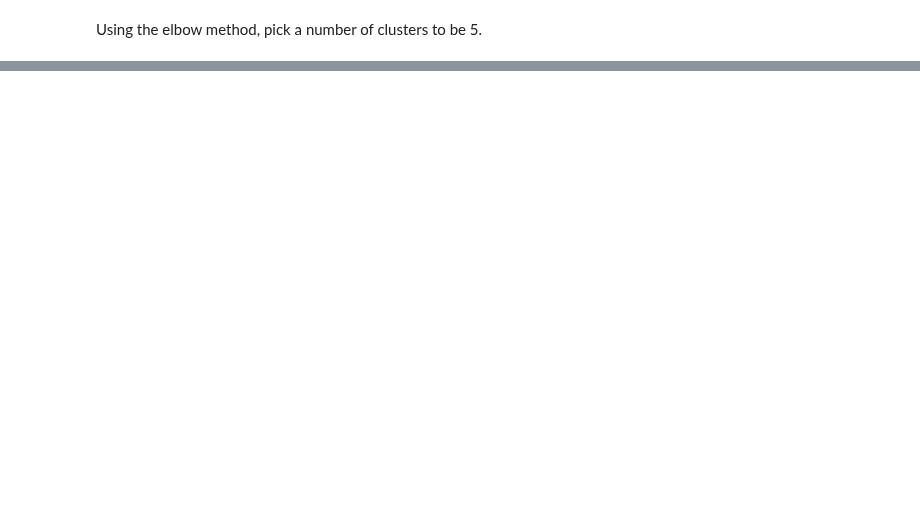
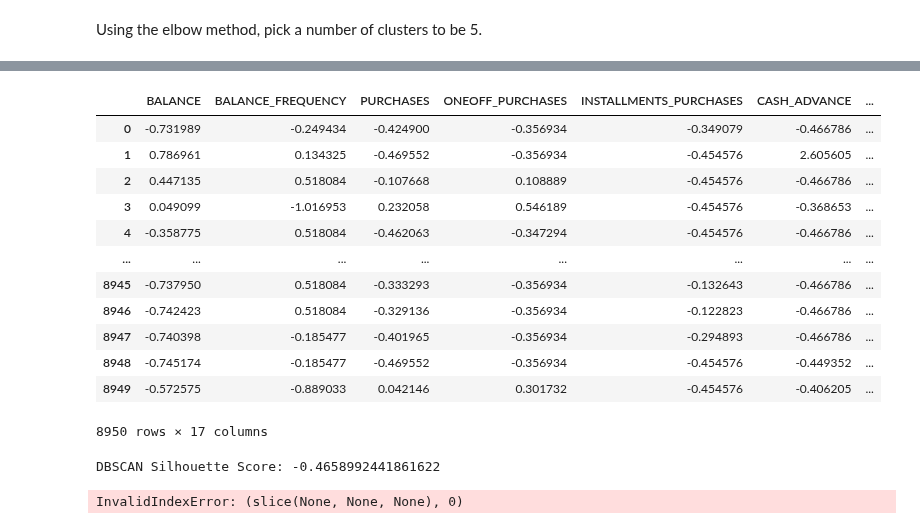
Before and after one commit to LLF00/datascience1, a Jupyter notebook: datascience2/assignment2_clustering.ipynb, the cells around one changed output, grey strips where cells are left out. Cells and saved outputs as stored; diff of their text form; code cells hidden in the pictures; blank space fills up the shorter version.

```diff
--- a/datascience2/assignment2_clustering.ipynb
+++ b/datascience2/assignment2_clustering.ipynb
@@ -344,0 +390,38 @@ inertia_plot(KMeans, df_imputed)
+# %%
+df_imputed
+# %% [output]
+|  | BALANCE | BALANCE_FREQUENCY | PURCHASES | ONEOFF_PURCHASES | INSTALLMENTS_PURCHASES | CASH_ADVANCE | ... |
+| 0 | -0.731989 | -0.249434 | -0.424900 | -0.356934 | -0.349079 | -0.466786 | ... |
+| 1 | 0.786961 | 0.134325 | -0.469552 | -0.356934 | -0.454576 | 2.605605 | ... |
+| 2 | 0.447135 | 0.518084 | -0.107668 | 0.108889 | -0.454576 | -0.466786 | ... |
+| 3 | 0.049099 | -1.016953 | 0.232058 | 0.546189 | -0.454576 | -0.368653 | ... |
+| 4 | -0.358775 | 0.518084 | -0.462063 | -0.347294 | -0.454576 | -0.466786 | ... |
+| ... | ... | ... | ... | ... | ... | ... | ... |
+| 8945 | -0.737950 | 0.518084 | -0.333293 | -0.356934 | -0.132643 | -0.466786 | ... |
+| 8946 | -0.742423 | 0.518084 | -0.329136 | -0.356934 | -0.122823 | -0.466786 | ... |
+| 8947 | -0.740398 | -0.185477 | -0.401965 | -0.356934 | -0.294893 | -0.466786 | ... |
+| 8948 | -0.745174 | -0.185477 | -0.469552 | -0.356934 | -0.454576 | -0.449352 | ... |
+| 8949 | -0.572575 | -0.889033 | 0.042146 | 0.301732 | -0.454576 | -0.406205 | ... |
+8950 rows × 17 columns
+# %%
+# Importing required library
+from sklearn.cluster import DBSCAN
+
+# Applying DBSCAN
+dbscan = DBSCAN(eps=0.5, min_samples=5)
+dbscan_labels = dbscan.fit_predict(df_imputed)
+
+# Silhouette Score
+# Note: DBSCAN can result in noise data point with label -1
+# Only include points that are part of a cluster
+if len(set(dbscan_labels)) > 1:
+    dbscan_sil_score = silhouette_score(df_imputed, dbscan_labels)
+    print(f"DBSCAN Silhouette Score: {dbscan_sil_score}")
+
+# Plotting
+plt.scatter(df_imputed[:, 0], df_imputed[:, 1], c=dbscan_labels)
+plt.title('DBSCAN Clustering')
+plt.show()
+# %% [output]
+DBSCAN Silhouette Score: -0.4658992441861622
+InvalidIndexError: (slice(None, None, None), 0)
```
Also changed, not shown: parts of 5 cells of this notebook, 2 other files.
